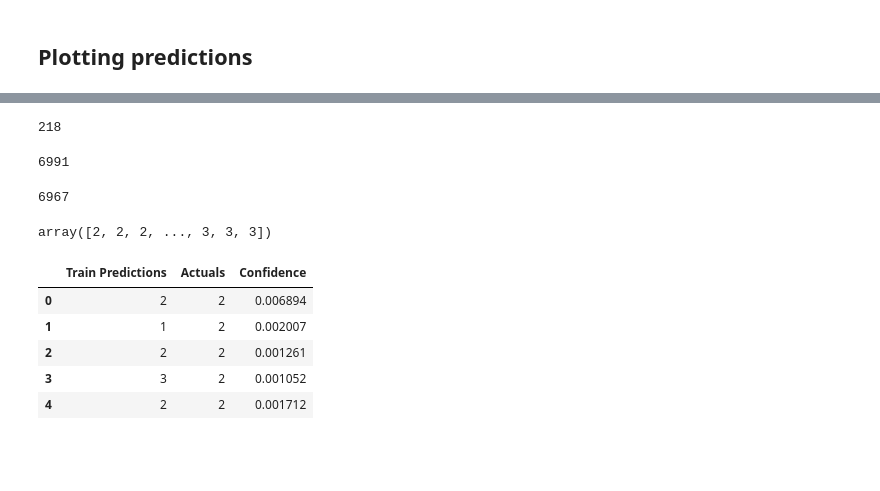
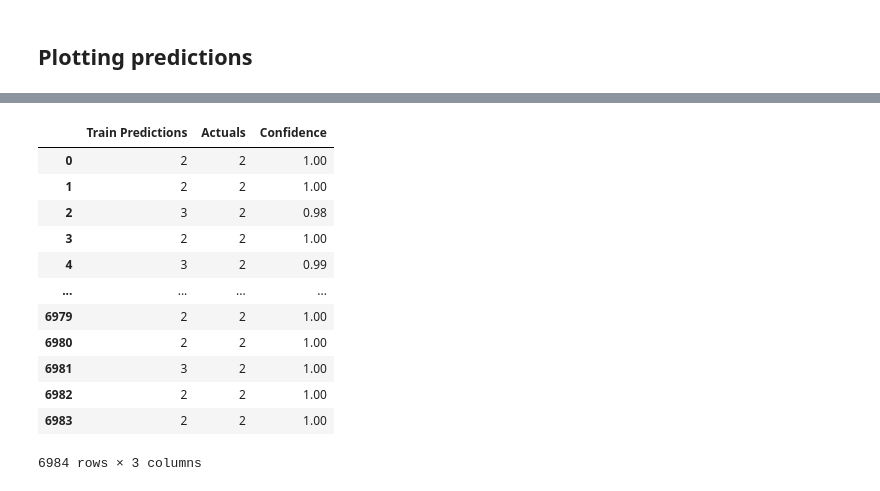
Before and after one commit to VegSja/Boreas, a Jupyter notebook: notebooks/rnn_playground.ipynb, the cells around one changed output, grey strips where cells are left out. Cells and saved outputs as stored; diff of their text form; code cells hidden in the pictures; blank space fills up the shorter version.

Commit message:
Add lazypredict predictions

```diff
--- a/notebooks/rnn_playground.ipynb
+++ b/notebooks/rnn_playground.ipynb
@@ -461,3 +475,5 @@ total_df = total_df[total_df['DangerLevel'] != 0]
+# %%
+total_df["is_winter"] = (total_df["time"].dt.month.isin([11,12,1,2,3])).astype(int)
 # %%
 column_indices = {name: i for i, name in enumerate(total_df.columns)}
 total_df = total_df.set_index("time")
@@ -613,7 +634,7 @@ class WindowGenerator():
     self.train_df = train_df
     self.val_df = val_df
     self.test_df = test_df
-    self.number_of_classes = 4
+    self.number_of_classes = 5
 
     # Work out the label column indices.
     self.label_columns = label_columns
@@ -662,41 +683,9 @@ class WindowGenerator():
     # Slicing doesn't preserve static shape information, so set the shapes
     # manually. This way the `tf.data.Datasets` are easier to inspect.
     inputs.set_shape([None, self.input_width, None])
-    labels.set_shape([None, self.label_width, len(self.label_columns) * self.number_of_classes])
+    labels.set_shape([None, self.label_width, self.number_of_classes])
 
     return inputs, labels
-
-  def plot(self, model=None, plot_col='DangerLevel', max_subplots=3):
-    inputs, labels = self.example
-    plt.figure(figsize=(12, 8))
-    plot_col_index = self.column_indices[plot_col]
-    max_n = min(max_subplots, len(inputs))
-    for n in range(max_n):
-      plt.subplot(max_n, 1, n+1)
-      plt.ylabel(f'{plot_col} [normed]')
-      plt.plot(self.input_indices, inputs[n, :, plot_col_index],
-              label='Inputs', marker='.', zorder=-10)
-
-      if self.label_columns:
-        label_col_index = self.label_columns_indices.get(plot_col, None)
-      else:
-        label_col_index = plot_col_index
-
-      if label_col_index is None:
-        continue
-
-      plt.scatter(self.label_indices, labels[n, :, label_col_index],
-                  edgecolors='k', label='Labels', c='#2ca02c', s=64)
-      if model is not None:
-        predictions = model(inputs)
-        plt.scatter(self.label_indices, predictions[n, :, label_col_index],
-                    marker='X', edgecolors='k', label='Predictions',
-                    c='#ff7f0e', s=64)
-
-      if n == 0:
-        plt.legend()
-
-    plt.xlabel('Time [d]')
 
 
 
@@ -762,7 +751,7 @@ class WindowGenerator():
 Is well suited for time series data. We will use an RNN later caled LSTM
 # %%
 wide_window = WindowGenerator(
-    input_width=24, label_width=24, shift=1,
+    input_width=7, label_width=1, shift=1,
     label_columns=['DangerLevel'])
 
 wide_window
@@ -900,2 +881,3 @@ array([[[6.89415494e-03, 9.62227117e-03, 8.24904382e-01, 1.58579215e-01],
 # %%
-train_confidence = train_predictions[:, 0, 0]
+train_confidence = np.max(train_predictions[:, 0], axis=-1)
+train_confidence
@@ -908,29 +892,20 @@ predicted_labels.shape
-# %%
-len(wide_window.train)
-# %% [output]
-218
-# %%
-len(wide_window.train_labels)
-# %% [output]
-6991
-# %%
-len(predicted_labels)
-# %% [output]
-6967
-# %%
-wide_window.train_labels[:14284]
-# %% [output]
-array([2, 2, 2, ..., 3, 3, 3])
 # %%
 train_results = pd.DataFrame(data={'Train Predictions': predicted_labels, 'Actuals': wide_window.train_labels[:len(predicted_labels)], 'Confidence': train_confidence})
-train_results.head(5)
+train_results
 # %% [output]
 |  | Train Predictions | Actuals | Confidence |
-| 0 | 2 | 2 | 0.006894 |
-| 1 | 1 | 2 | 0.002007 |
-| 2 | 2 | 2 | 0.001261 |
-| 3 | 3 | 2 | 0.001052 |
-| 4 | 2 | 2 | 0.001712 |
+| 0 | 2 | 2 | 1.00 |
+| 1 | 2 | 2 | 1.00 |
+| 2 | 3 | 2 | 0.98 |
+| 3 | 2 | 2 | 1.00 |
+| 4 | 3 | 2 | 0.99 |
+| ... | ... | ... | ... |
+| 6979 | 2 | 2 | 1.00 |
+| 6980 | 2 | 2 | 1.00 |
+| 6981 | 3 | 2 | 1.00 |
+| 6982 | 2 | 2 | 1.00 |
+| 6983 | 2 | 2 | 1.00 |
+6984 rows × 3 columns
 # %%
 correct_predictions = train_results.loc[train_results["Train Predictions"] == train_results["Actuals"]]
 correct_predictions
```
Also changed, not shown: parts of 53 cells of this notebook, 5 other files.
